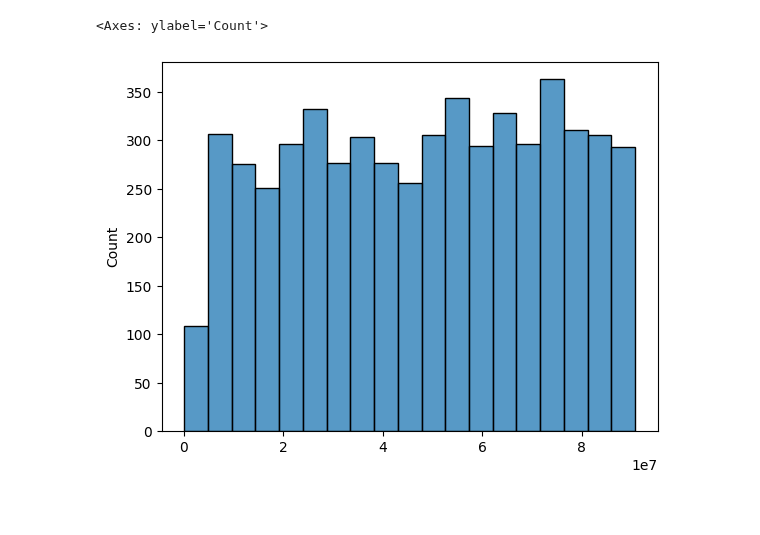
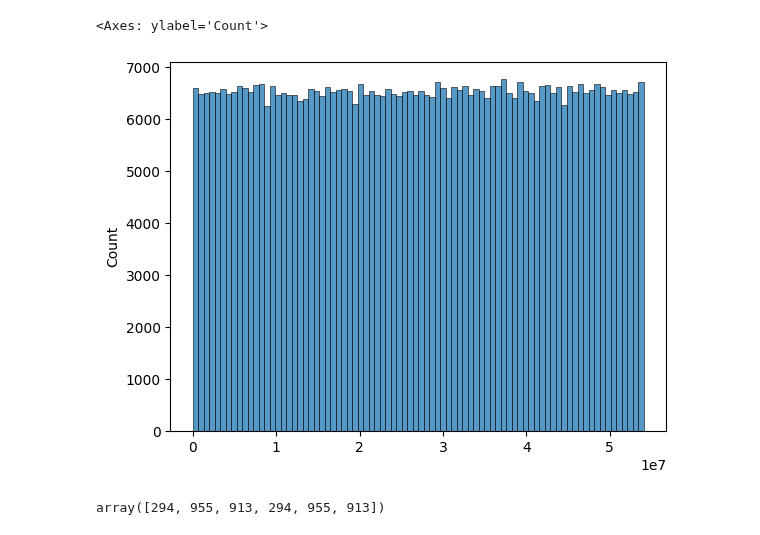
Before and after one commit to AIRI-Institute/GENA_LM, a Jupyter notebook: downstream_tasks/gender_classification/eval_chrY_impact.ipynb, the cells around one changed output. Drawn from its saved outputs; the diff is of its cells as text; code cells hidden in the pictures.

```diff
--- a/downstream_tasks/gender_classification/eval_chrY_impact.ipynb
+++ b/downstream_tasks/gender_classification/eval_chrY_impact.ipynb
@@ -118,15 +93,0 @@ labels_human_test = pd.read_csv("~/chepurova/human_data/test.csv")
-# %%
-positions = []
-probs = []
-
-for sample_id, label in test_sample2labels.items():
-
-    if sample_id in list(labels_human_test['sample']) and label == 0:
-
-        samples_array = np.array(test_sample2chromosomes[sample_id]).reshape(-1, 16, 3)
-
-        for i, sampled_chr in enumerate(samples_array):
-            y_chr_positions = sampled_chr[np.char.find(sampled_chr[:, 0], "Y") >= 0][:, 1:]
-            if len(y_chr_positions) > 0:
-                positions.append(y_chr_positions)
-                probs.append(test_sample2probs[sample_id][i].item())
@@ -220,15 +93,0 @@ labels_mouse_test.head()
-# %%
-positions = []
-probs = []
-
-for sample_id, label in test_sample2labels.items():
-
-    if sample_id in list(labels_mouse_test['strain_name']) and label == 0:
-
-        samples_array = np.array(test_sample2chromosomes[sample_id]).reshape(-1, 16, 3)
-
-        for i, sampled_chr in enumerate(samples_array):
-            y_chr_positions = sampled_chr[np.char.find(sampled_chr[:, 0], "Y") >= 0][:, 1:]
-            if len(y_chr_positions) > 0:
-                positions.append(y_chr_positions)
-                probs.append(test_sample2probs[sample_id][i].item())
@@ -265,5 +94,9 @@ sns.histplot(np.concatenate(high_prob_positions)[:, 0].astype('int'))
-# %%
-sns.histplot(np.concatenate(low_prob_positions)[:, 0].astype('int'))
-# %% [output]
-<Axes: ylabel='Count'>
-[figure, removed]
+# %%
+sns.histplot(positions[:, 0]) # log_scale=True)
+# %% [output]
+<Axes: ylabel='Count'>
+[figure, added]
+# %%
+positions[:, 0][positions[:, 0] < 1000]
+# %% [output]
+array([294, 955, 913, 294, 955, 913])
```
Also changed, not shown: parts of 54 cells of this notebook.
